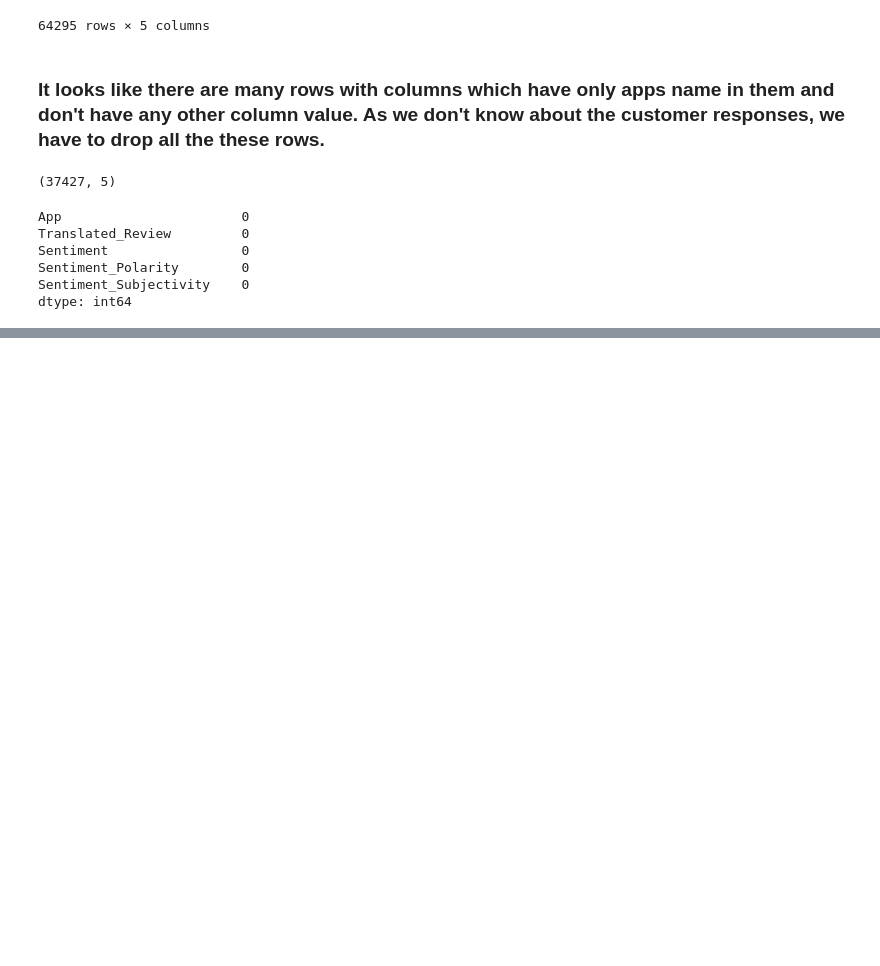
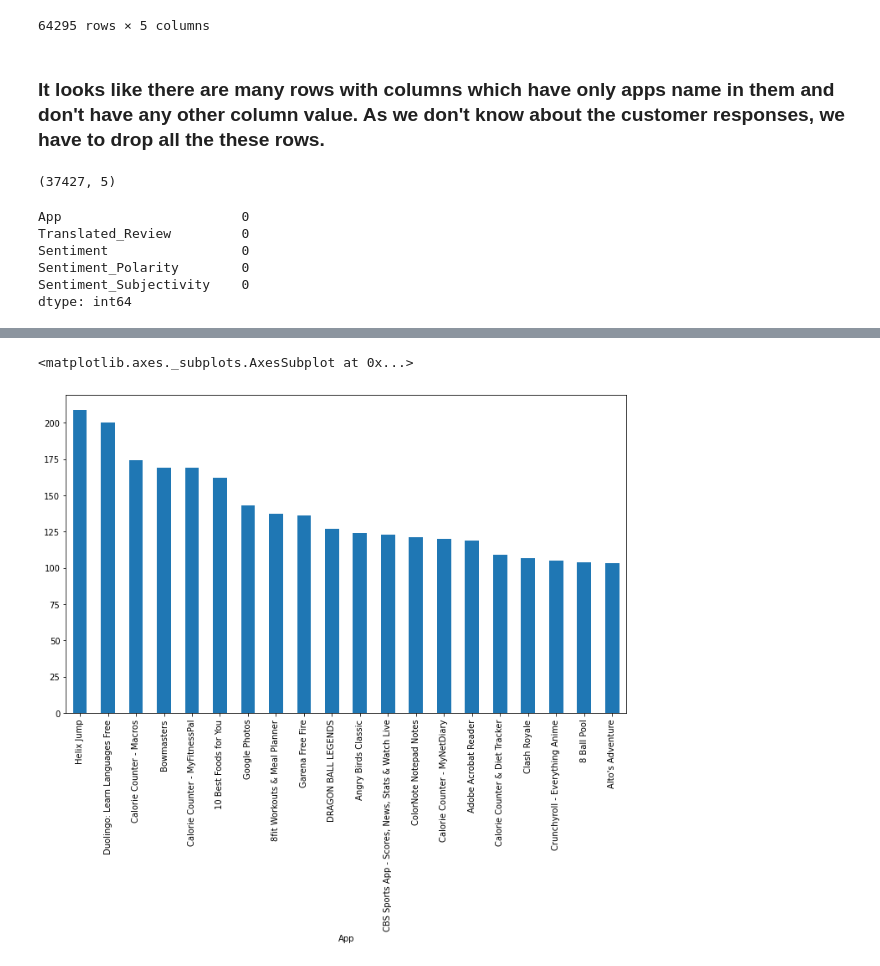
Before and after one commit to RanajayBiswas/Play-Store-App-Review-Analysis-EDA-Project, a Jupyter notebook: Play_Store_App_Review_Analysis_Capstone_Project.ipynb, the cells around one changed output, grey strips where cells are left out. Drawn from its saved outputs; the diff is of its cells as text; code cells hidden in the pictures; blank space fills up the shorter version.

```diff
--- a/Play_Store_App_Review_Analysis_Capstone_Project.ipynb
+++ b/Play_Store_App_Review_Analysis_Capstone_Project.ipynb
@@ -603,0 +650,10 @@ dtype: int64
+# %%
+# taking a dataframe where all the sentiment of users are positive
+pos_df= reviews_df[reviews_df['Sentiment'] == 'Positive']
+
+# grouping by app name
+p = pos_df.groupby('App')
+# %%
+# sorting by the no. of positive sentiment reviewed apps (highest to lowest) and taking the top 20
+most_positive_apps = p['Sentiment'].count().sort_values(ascending= False).iloc[:20]
+most_positive_apps
@@ -603,0 +678,5 @@ dtype: int64
+# %%
+most_positive_apps.plot(kind='bar', figsize= (12,7))
+# %% [output]
+<matplotlib.axes._subplots.AxesSubplot at 0x...>
+[figure, added]
```
Also changed, not shown: parts of 12 cells of this notebook.
